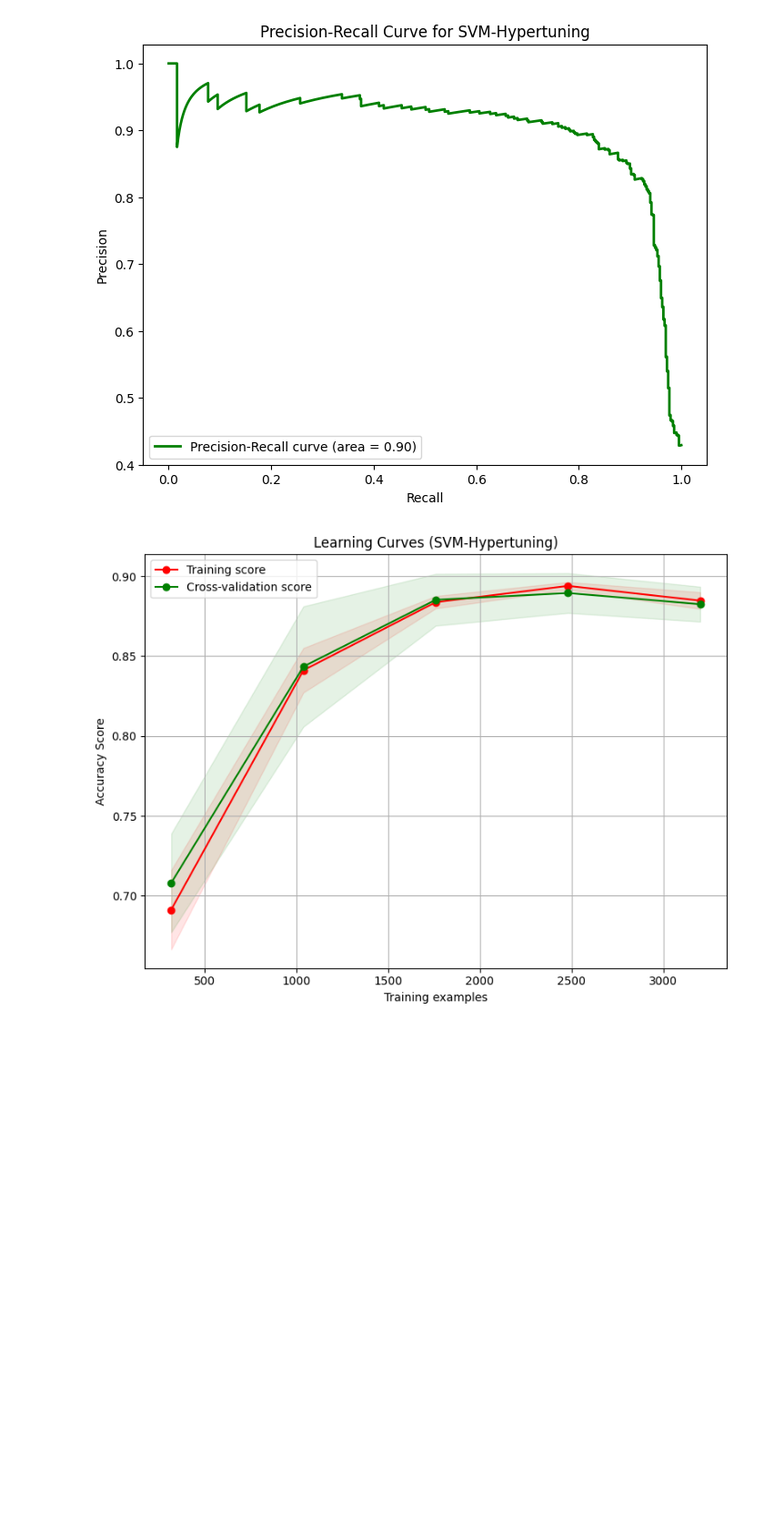
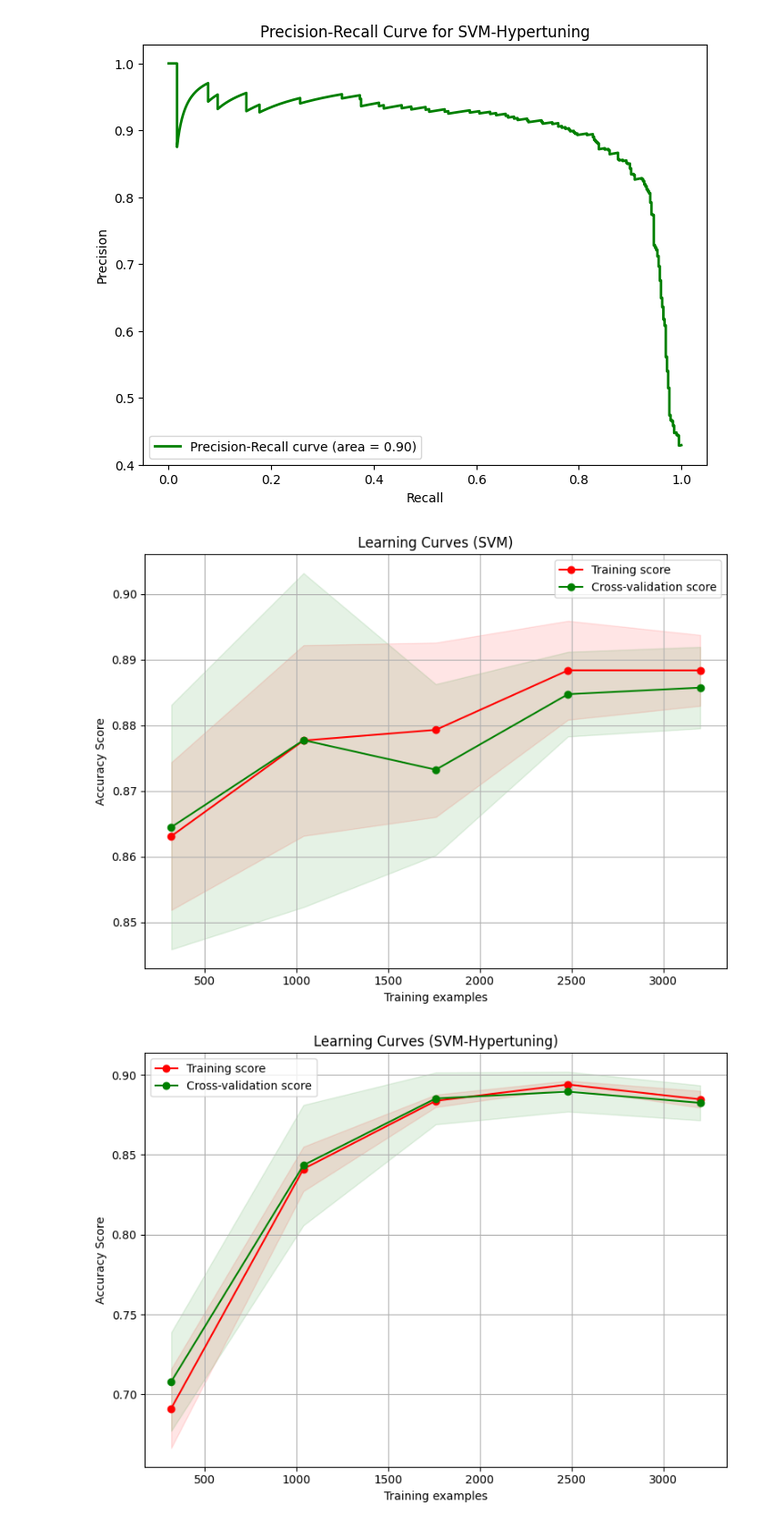
Before and after one commit to github-cweehy/Lung-Cancer-Detection-ML, a Jupyter notebook: svm.ipynb, the cells around one changed output. Shown at 91% size. Cells and saved outputs as stored; diff of their text form; code cells hidden in the pictures; blank space fills up the shorter version.

```diff
--- a/svm.ipynb
+++ b/svm.ipynb
@@ -425,12 +425,21 @@ plt.show()
 # %% [output]
 [figure]
 # %%
+# Plot learning curves for SVM (before hypertuning)
+plot_learning_curve(
+    svm_model,
+    "Learning Curves (SVM)",
+    X_train, y_train, cv=5, n_jobs=-1
+)
+plt.show()
+
 # Plot learning curves for SVM(Hypertuning)
 plot_learning_curve(
     grid_svm.best_estimator_,
     "Learning Curves (SVM-Hypertuning)",
     X_train, y_train, cv=cv, n_jobs=-1
 )
 plt.show()
 # %% [output]
-[figure, old version]
+[figure, new version]
+[figure, added]
```
Also changed, not shown: 2 other files.
